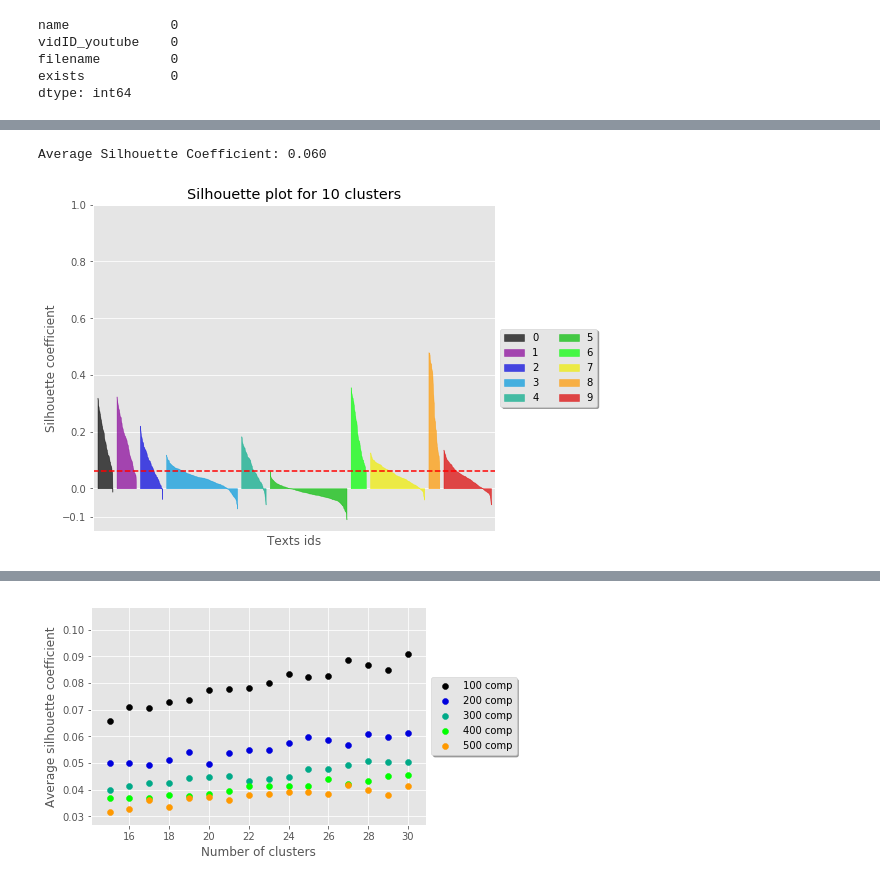
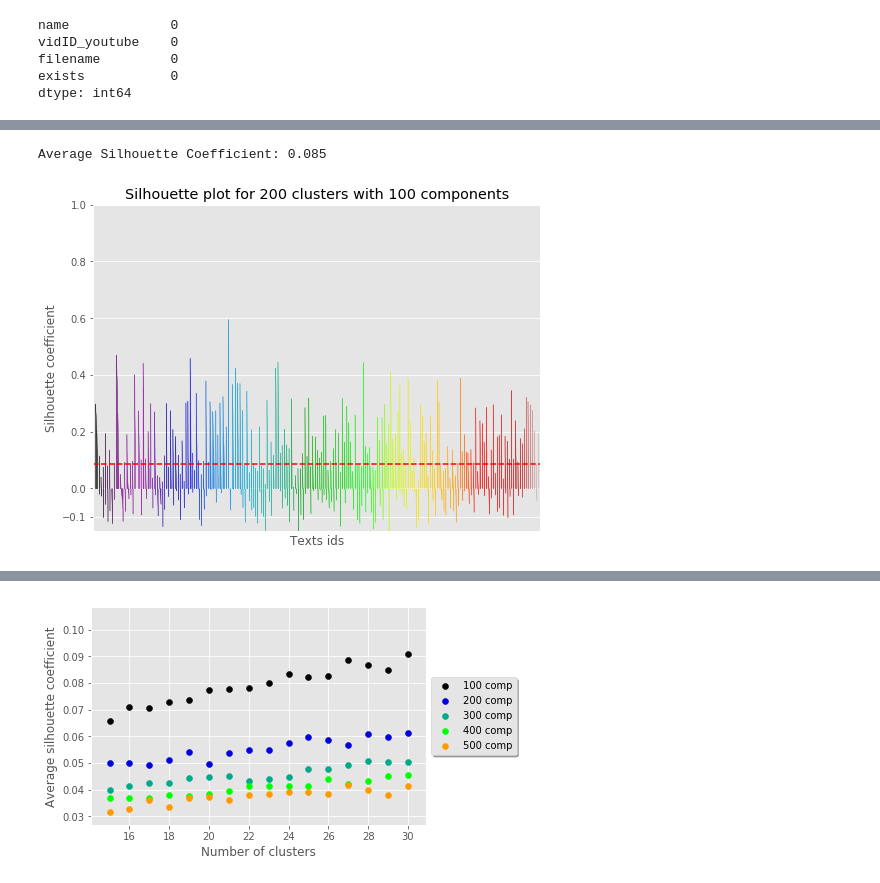
Before and after one commit to kshumilov/TED, a Jupyter notebook: clusters.ipynb, the cells around one changed output, grey strips where cells are left out. Drawn from its saved outputs; the diff is of its cells as text; code cells hidden in the pictures.

```diff
--- a/clusters.ipynb
+++ b/clusters.ipynb
@@ -138,6 +134,6 @@ data.shape
 # %%
-N_clusters = 10
-N_components = 10
+N_clusters = 200
+N_components = 100
 # %%
 from sklearn.pipeline import make_pipeline
 from sklearn.preprocessing import Normalizer
@@ -189,14 +192,14 @@ from sklearn.metrics import silhouette_score
 silhouette_avg = silhouette_score(data, model.labels_)
 print("Average Silhouette Coefficient: %0.3f" % silhouette_avg)
 # %% [output]
-Average Silhouette Coefficient: 0.060
+Average Silhouette Coefficient: 0.085
 # %%
 import numpy as np
 import matplotlib.cm as cm
 import matplotlib.pyplot as plt
 from sklearn.metrics import silhouette_samples
 
-def silhouette_graph(model, data, legend=False, save=False):
+def silhouette_graph(model, data, svd, legend=False, save=False):
     plt.style.use('ggplot')
     fig = plt.figure(N_clusters, figsize=(8, 6))
     ax1 = plt.subplot(111)
@@ -209,36 +212,38 @@ def silhouette_graph(model, data, legend=False, save=False):
     for i in range(model.n_clusters):
         sample = sample_silhouette_values[model.labels_ == i]
         sample.sort()
         sample = sample[::-1]
 
         cluster_size = sample.shape[0]
         x_right = x_left + cluster_size
         color = cm.nipy_spectral(float(i) / model.n_clusters)
 
         ax1.fill_between(
             np.arange(x_left, x_right), 0, sample,
             facecolor=color, edgecolor=color, alpha=0.7, label='{}'.format(i)
         )
         x_left = x_right + 25
 
-    plt.title('Silhouette plot for {} clusters'.format(model.n_clusters))
+    plt.title('Silhouette plot for {} clusters with {} components'.format(model.n_clusters, svd.n_components))
     ax1.set_xlabel("Texts ids")
     ax1.set_ylabel("Silhouette coefficient")
     ax1.axhline(y=silhouette_avg, color="red", linestyle="--")
     ax1.set_yticks([-0.1, 0, 0.2, 0.4, 0.6, 0.8, 1])
     ax1.set_xticks([])
 
     if legend:
         box = ax1.get_position()
         ax1.set_position([box.x0, box.y0, box.width * 0.9, box.height])
         ax1.legend(loc='center left', fancybox=True, shadow=True, bbox_to_anchor=(1, 0.5), ncol=2)
+
     if save:
         plt.savefig('Silhouette plot for {} clusters.png'.format(model.n_clusters), dpi=1000)
+
     plt.show()
 
-silhouette_graph(model, data, legend=True, save=True)
+silhouette_graph(model, data, svd)
 # %% [output]
-[figure, old version]
+[figure, new version]
 # %%
 def silhouette_metric(estimator, X):
     clusters = estimator.fit_predict(X)
```
Also changed, not shown: parts of 20 cells of this notebook, 1 other file.
